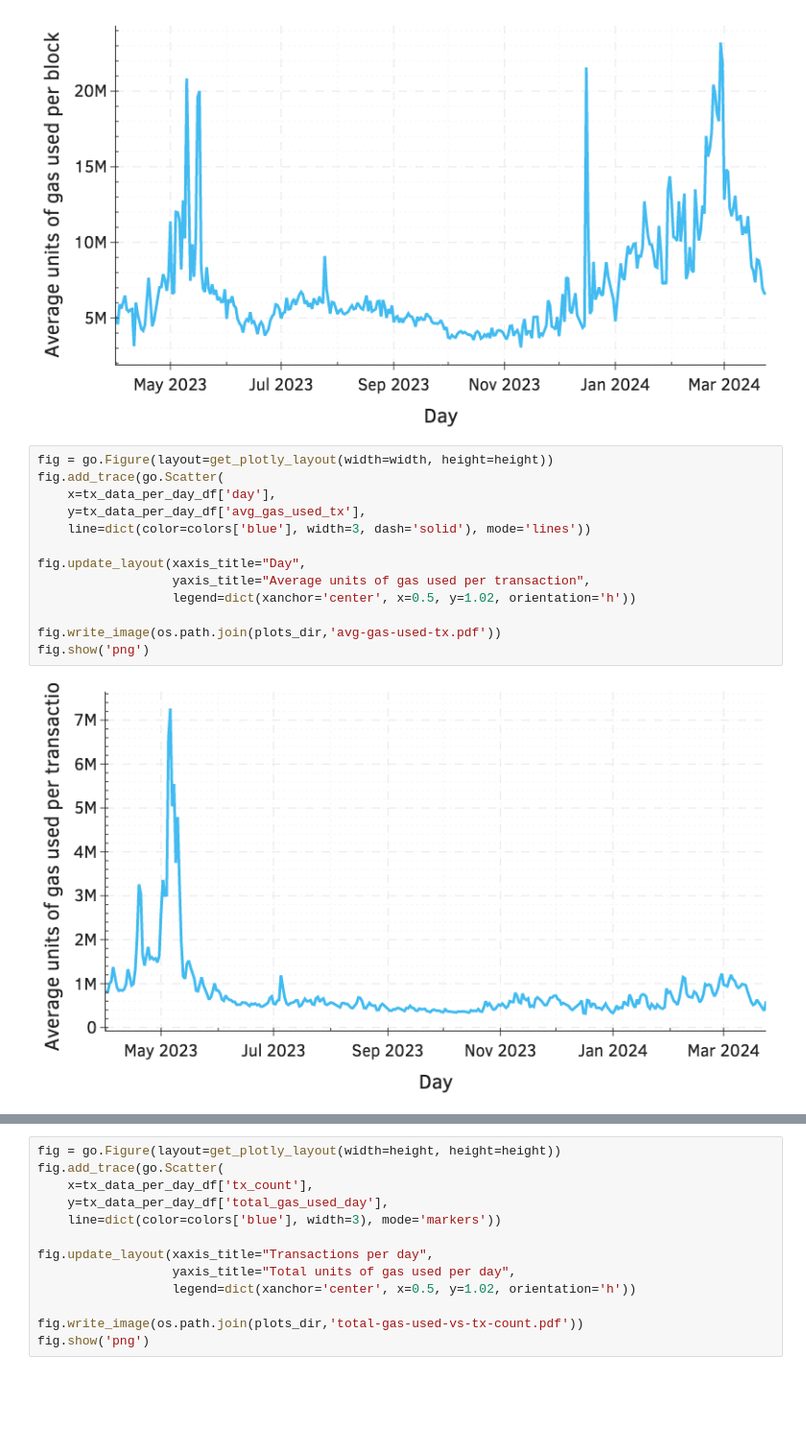
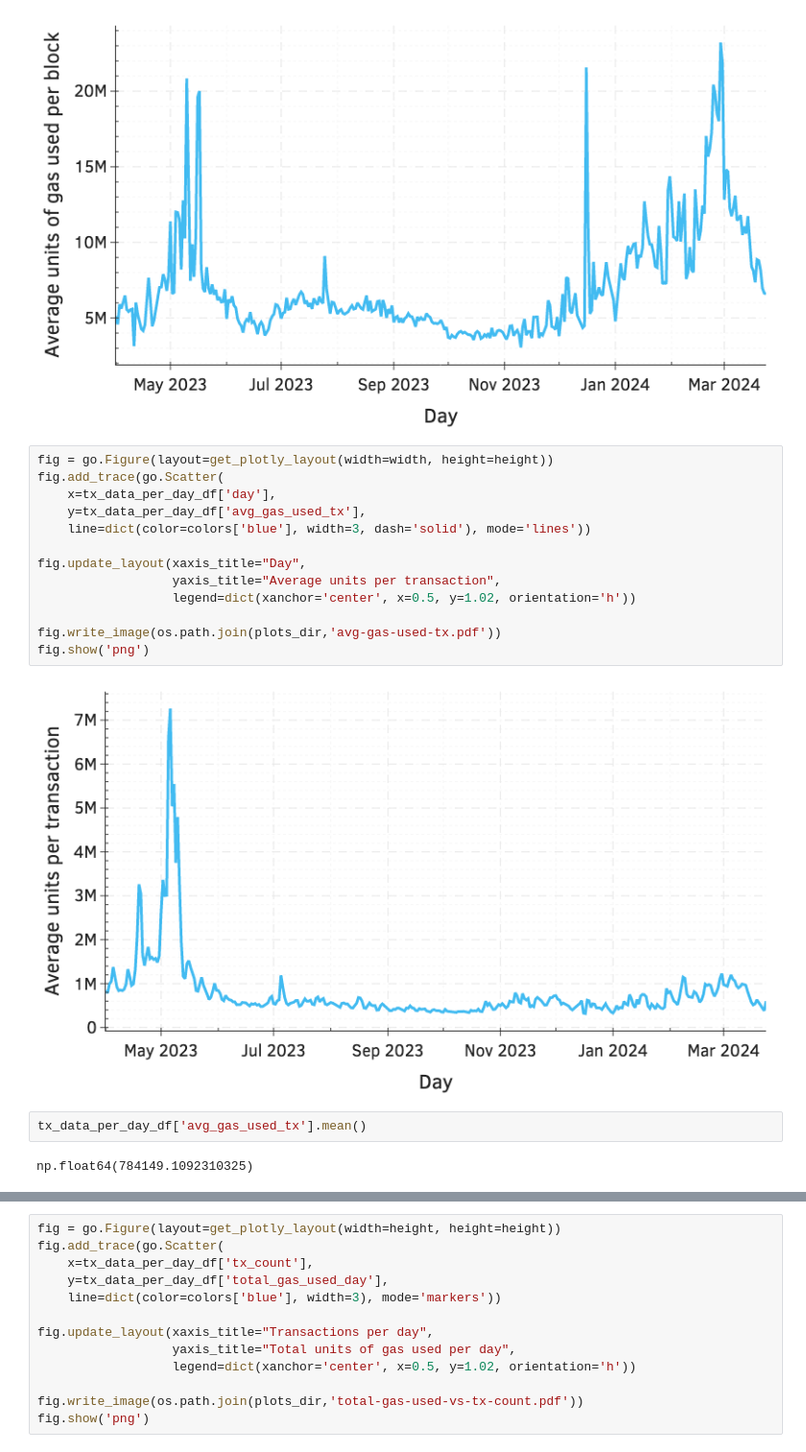
Before and after one commit to matter-labs/zksync-data-dump, a Jupyter notebook: notebooks/02-data-exploration-fees.ipynb, the cells around one changed output, grey strips where cells are left out. Shown: that part at 96% size. Saved outputs shown, nothing was run; the diff lists cells and outputs as text; blank space fills up the shorter version.

```diff
--- a/notebooks/02-data-exploration-fees.ipynb
+++ b/notebooks/02-data-exploration-fees.ipynb
@@ -181,18 +216,22 @@ fig.show('png')
 # %%
 fig = go.Figure(layout=get_plotly_layout(width=width, height=height))
 fig.add_trace(go.Scatter(
     x=tx_data_per_day_df['day'],
     y=tx_data_per_day_df['avg_gas_used_tx'],
     line=dict(color=colors['blue'], width=3, dash='solid'), mode='lines'))
 
 fig.update_layout(xaxis_title="Day",
-                  yaxis_title="Average units of gas used per transaction",
+                  yaxis_title="Average units per transaction",
                   legend=dict(xanchor='center', x=0.5, y=1.02, orientation='h'))
 
 fig.write_image(os.path.join(plots_dir,'avg-gas-used-tx.pdf'))
 fig.show('png')
 # %% [output]
-[figure, old version]
+[figure, new version]
+# %%
+tx_data_per_day_df['avg_gas_used_tx'].mean()
+# %% [output]
+np.float64(784149.1092310325)
 # %%
 fig = go.Figure(layout=get_plotly_layout(width=width, height=height))
 fig.add_trace(go.Scatter(
```
Also changed, not shown: parts of 18 cells of this notebook, 10 other files.
